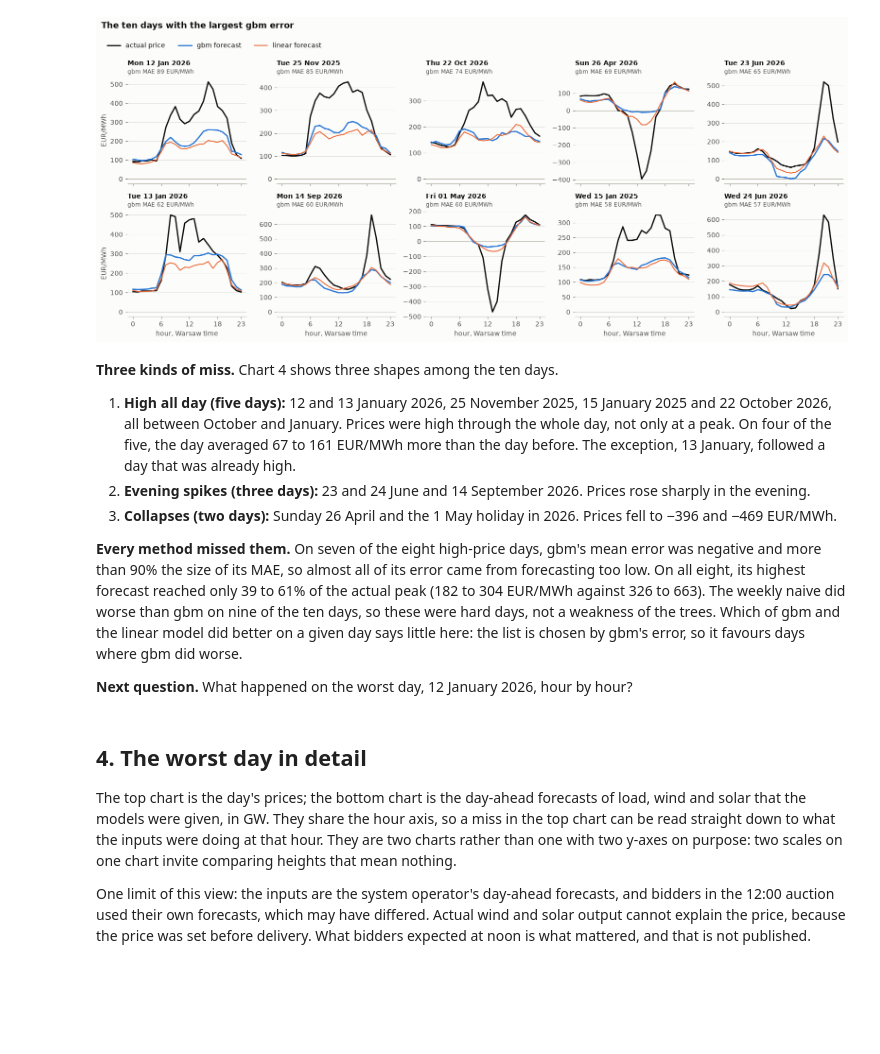
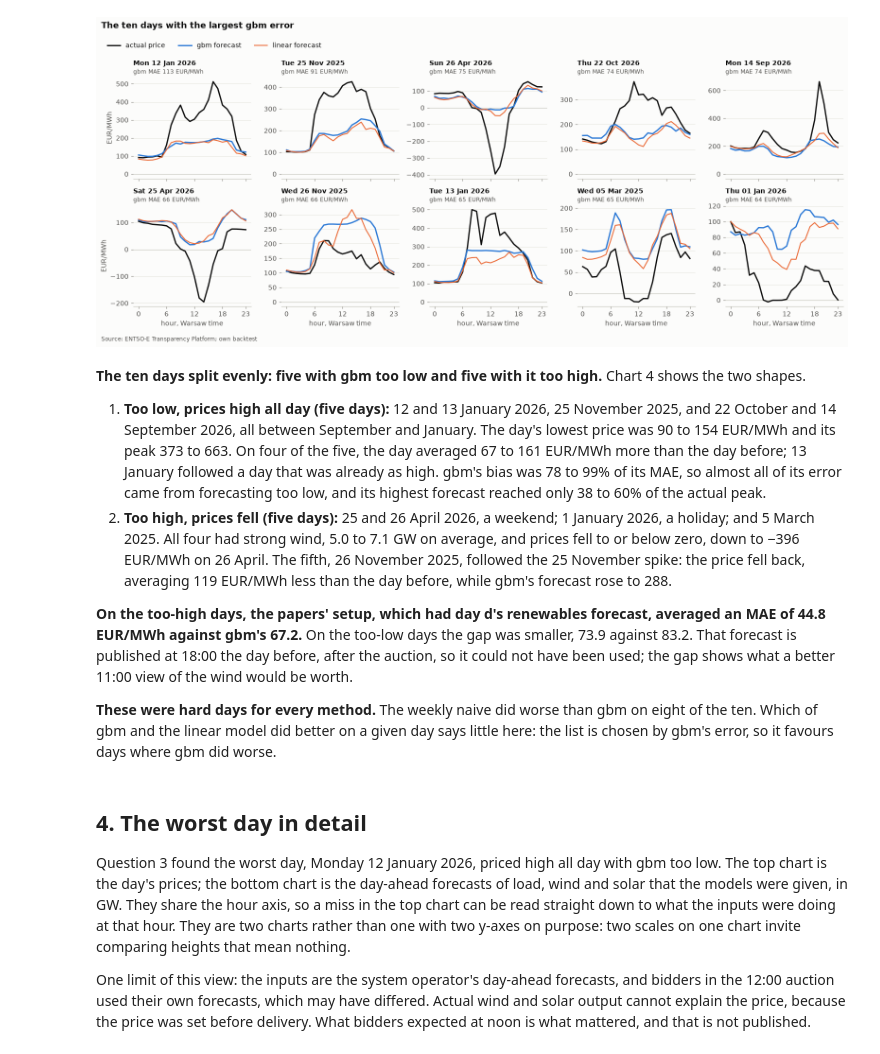
Before and after one commit to Tomek72/pl-dayahead, a Jupyter notebook: notebooks/02_post_mortem.ipynb, the cells around one changed output. Saved outputs shown, nothing was run; the diff lists cells and outputs as text; code cells hidden in the pictures; blank space fills up the shorter version.

```diff
--- a/notebooks/02_post_mortem.ipynb
+++ b/notebooks/02_post_mortem.ipynb
@@ -45,6 +55,7 @@ plt.rcParams.update({
 FIG_DIR = PROJECT_ROOT / 'reports' / 'figures'
 FIG_DIR.mkdir(parents=True, exist_ok=True)
 GW = 1000  # the forecasts are stored in MW; charts and tables show GW
+SOURCE = 'Source: ENTSO-E Transparency Platform; own backtest'  # the line under every chart
 # %% [markdown]
 ## Load the forecasts and the inputs
 
@@ -57,7 +70,7 @@ predictions = con.sql('SELECT model, ts_utc, prediction, actual FROM predictions
 staged = con.sql('SELECT ts_utc, load_fcst, wind_fcst, solar_fcst, residual_load_fcst FROM hourly').df()
 con.close()
 
-MODELS = ['gbm', 'linear', 'naive_weekly']
+MODELS = ['gbm', 'linear', 'naive_weekly', 'gbm_papers']  # gbm_papers: the papers' setup, for comparison only
 
 # One row per hour, one forecast column per model, plus the actual price.
 wide = predictions.pivot_table(index='ts_utc', columns='model', values='prediction', aggfunc='first')[MODELS]
@@ -76,6 +89,6 @@ for m in MODELS:
 
 print(f"{len(wide):,} hours on {wide['day'].nunique():,} delivery days, "
       f"{wide['day'].min():%Y-%m-%d} to {wide['day'].max():%Y-%m-%d}")
-print('MAE, EUR/MWh (must match evaluate.py):', {m: round(wide[f'abs_{m}'].mean(), 2) for m in MODELS})
+print('MAE, EUR/MWh (must match evaluate.py): ' + ', '.join(f"{m} {wide[f'abs_{m}'].mean():.2f}" for m in MODELS))
 # %% [output]
 24,671 hours on 1,028 delivery days, 2024-01-01 to 2026-10-24
@@ -89,7 +102,7 @@ An MAE of about 17 EUR/MWh doesn’t tell us how the error is distributed across
 # day's average inputs. The worst days are picked from this table.
 daily = wide.groupby('day').agg(
     mae_gbm=('abs_gbm', 'mean'), mae_linear=('abs_linear', 'mean'), mae_naive=('abs_naive_weekly', 'mean'),
-    bias_gbm=('err_gbm', 'mean'),
+    mae_papers=('abs_gbm_papers', 'mean'), bias_gbm=('err_gbm', 'mean'),
     actual_mean=('actual', 'mean'), actual_min=('actual', 'min'), actual_max=('actual', 'max'),
     gbm_min=('gbm', 'min'), gbm_max=('gbm', 'max'),
     wind_gw=('wind_fcst', 'mean'), solar_gw=('solar_fcst', 'mean'), load_gw=('load_fcst', 'mean'),
@@ -115,6 +128,9 @@ spread = pd.DataFrame(
      'Linear model': daily['mae_linear'].quantile(levels).to_numpy()},
     index=['Typical day (median)', '1 day in 10 is worse than', '1 day in 100 is worse than', 'Worst day'],
 )
-print(f"The worst 1% of days, studied from question 3 on: {N_WORST} days, with gbm's MAE from {worst['mae_gbm'].min():.1f} EUR/MWh up")
+median_day = daily['mae_gbm'].median()
+print(f"The worst 1% of days, studied from question 3 on: {N_WORST} days, with gbm's MAE from "
+      f"{worst['mae_gbm'].min():.1f} to {worst['mae_gbm'].max():.1f} EUR/MWh, {worst['mae_gbm'].min() / median_day:.1f} "
+      f"to {worst['mae_gbm'].max() / median_day:.1f} times the median day's {median_day:.1f}")
 spread.style.format('{:.1f}').set_caption(f'Daily forecast error (MAE, EUR/MWh) over {len(daily):,} delivery days')
 # %% [output]
@@ -399,0 +322,26 @@ worst[COLUMNS].round(1)
+# %%
+# The ten worst days, labelled by date for reading (a holiday is marked). Each is classed by the sign of
+# gbm's bias that day: too low if the forecast was below the price on average, too high if above it.
+worst['kind'] = np.where(worst['bias_gbm'] < 0, 'too low', 'too high')
+day_labels = [f"{d:%a %-d %b %Y}" + (' (holiday)' if worst.loc[d, 'holiday'] else '') for d in worst.index]
+
+low, high = worst[worst['kind'] == 'too low'], worst[worst['kind'] == 'too high']
+peak_reached = 100 * low['gbm_max'] / low['actual_max']
+bias_share = 100 * -low['bias_gbm'] / low['mae_gbm']
+print(f"{len(low)} days too low and {len(high)} too high. The weekly naive did worse than gbm on "
+      f"{(worst['mae_naive'] > worst['mae_gbm']).sum()} of the {len(worst)} days.")
+print(f"Too low: gbm's bias was {bias_share.min():.0f} to {bias_share.max():.0f}% of its MAE, and its highest "
+      f"forecast reached {peak_reached.min():.0f} to {peak_reached.max():.0f}% of the actual peak.")
+print(f"Mean MAE of gbm and of the papers' setup: too low {low['mae_gbm'].mean():.1f} and {low['mae_papers'].mean():.1f}, "
+      f"too high {high['mae_gbm'].mean():.1f} and {high['mae_papers'].mean():.1f} EUR/MWh.")
+
+misses = pd.DataFrame({
+    'kind': worst['kind'],
+    'MAE gbm': worst['mae_gbm'],
+    'MAE linear model': worst['mae_linear'],
+    'MAE weekly naive': worst['mae_naive'],
+    "MAE gbm, papers' setup": worst['mae_papers'],
+    'bias gbm': worst['bias_gbm'],
+}).set_axis(day_labels)
+(misses.style.format('{:.0f}', subset=list(misses.columns[1:]))
+ .set_caption("The worst 1% of days for gbm: MAE and bias over each day's hours, EUR/MWh"))
@@ -400,44 +392,44 @@ worst[COLUMNS].round(1)
 # %%
 # Chart 4: the ten worst days, hour by hour. Each panel has its own price scale, because
 # the days differ so much that a shared scale would flatten most of them.
 fig, axes = plt.subplots(2, 5, figsize=(16, 7), sharex=True)
 for ax, (day, row) in zip(axes.flat, worst.iterrows()):
     d = wide[wide['day'] == day].sort_values('ts_utc')
     ax.axhline(0, color=BASELINE, lw=0.8)
     ax.plot(d['hour'], d['actual'], color=SERIES['actual'], lw=2, label='actual price')
     ax.plot(d['hour'], d['gbm'], color=SERIES['gbm'], lw=2, label='gbm forecast')
     ax.plot(d['hour'], d['linear'], color=SERIES['linear'], lw=1.5, label='linear forecast')
     ax.set_title(f"{day:%a %d %b %Y}", fontsize=10, pad=18)
     ax.text(0, 1.02, f"gbm MAE {row['mae_gbm']:.0f} EUR/MWh", transform=ax.transAxes, fontsize=8.5, color=INK_2,
             va='bottom', ha='left')
     ax.set_xticks([0, 6, 12, 18, 23])
 for ax in axes[:, 0]:
     ax.set_ylabel('EUR/MWh')
 for ax in axes[1]:
     ax.set_xlabel('hour, Warsaw time')
 
 handles, labels = axes.flat[0].get_legend_handles_labels()
 fig.legend(handles, labels, loc='upper left', ncol=3, bbox_to_anchor=(0.01, 0.93))
 fig.text(0.01, 0.975, 'The ten days with the largest gbm error', fontsize=13, fontweight='bold', va='top')
-fig.tight_layout(rect=(0, 0, 1, 0.88))
+fig.text(0.01, 0.01, SOURCE, fontsize=8.5, color=INK_2)
+fig.tight_layout(rect=(0, 0.03, 1, 0.88))
 fig.savefig(FIG_DIR / 'worst_days.png', dpi=150)
 plt.show()
 # %% [output]
-[figure, old version]
+[figure, new version]
 # %% [markdown]
-**Three kinds of miss.** Chart 4 shows three shapes among the ten days.
+**The ten days split evenly: five with gbm too low and five with it too high.** Chart 4 shows the two shapes.
 
-1. **High all day (five days):** 12 and 13 January 2026, 25 November 2025, 15 January 2025 and 22 October 2026, all between October and January. Prices were high through the whole day, not only at a peak. On four of the five, the day averaged 67 to 161 EUR/MWh more than the day before. The exception, 13 January, followed a day that was already high.
-2. **Evening spikes (three days):** 23 and 24 June and 14 September 2026. Prices rose sharply in the evening.
-3. **Collapses (two days):** Sunday 26 April and the 1 May holiday in 2026. Prices fell to −396 and −469 EUR/MWh.
+1. **Too low, prices high all day (five days):** 12 and 13 January 2026, 25 November 2025, and 22 October and 14 September 2026, all between September and January. The day's lowest price was 90 to 154 EUR/MWh and its peak 373 to 663. On four of the five, the day averaged 67 to 161 EUR/MWh more than the day before; 13 January followed a day that was already as high. gbm's bias was 78 to 99% of its MAE, so almost all of its error came from forecasting too low, and its highest forecast reached only 38 to 60% of the actual peak.
+2. **Too high, prices fell (five days):** 25 and 26 April 2026, a weekend; 1 January 2026, a holiday; and 5 March 2025. All four had strong wind, 5.0 to 7.1 GW on average, and prices fell to or below zero, down to −396 EUR/MWh on 26 April. The fifth, 26 November 2025, followed the 25 November spike: the price fell back, averaging 119 EUR/MWh less than the day before, while gbm's forecast rose to 288.
 
-**Every method missed them.** On seven of the eight high-price days, gbm's mean error was negative and more than 90% the size of its MAE, so almost all of its error came from forecasting too low. On all eight, its highest forecast reached only 39 to 61% of the actual peak (182 to 304 EUR/MWh against 326 to 663). The weekly naive did worse than gbm on nine of the ten days, so these were hard days, not a weakness of the trees. Which of gbm and the linear model did better on a given day says little here: the list is chosen by gbm's error, so it favours days where gbm did worse.
+**On the too-high days, the papers' setup, which had day d's renewables forecast, averaged an MAE of 44.8 EUR/MWh against gbm's 67.2.** On the too-low days the gap was smaller, 73.9 against 83.2. That forecast is published at 18:00 the day before, after the auction, so it could not have been used; the gap shows what a better 11:00 view of the wind would be worth.
 
-**Next question.** What happened on the worst day, 12 January 2026, hour by hour?
+**These were hard days for every method.** The weekly naive did worse than gbm on eight of the ten. Which of gbm and the linear model did better on a given day says little here: the list is chosen by gbm's error, so it favours days where gbm did worse.
 # %% [markdown]
 ## 4. The worst day in detail
 
-The top chart is the day's prices; the bottom chart is the day-ahead forecasts of load, wind and solar that the models were given, in GW. They share the hour axis, so a miss in the top chart can be read straight down to what the inputs were doing at that hour. They are two charts rather than one with two y-axes on purpose: two scales on one chart invite comparing heights that mean nothing.
+Question 3 found the worst day, Monday 12 January 2026, priced high all day with gbm too low. The top chart is the day's prices; the bottom chart is the day-ahead forecasts of load, wind and solar that the models were given, in GW. They share the hour axis, so a miss in the top chart can be read straight down to what the inputs were doing at that hour. They are two charts rather than one with two y-axes on purpose: two scales on one chart invite comparing heights that mean nothing.
 
 One limit of this view: the inputs are the system operator's day-ahead forecasts, and bidders in the 12:00 auction used their own forecasts, which may have differed. Actual wind and solar output cannot explain the price, because the price was set before delivery. What bidders expected at noon is what mattered, and that is not published.
 # %%
```
Also changed, not shown: parts of 42 cells of this notebook, 21 other files.
